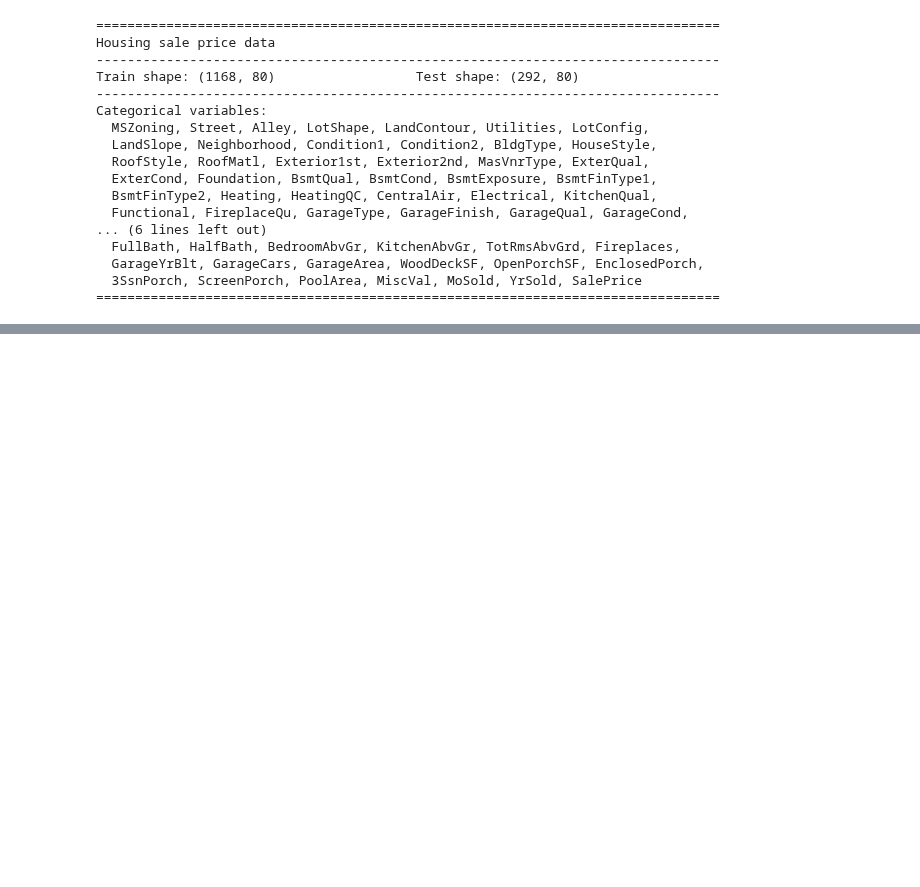
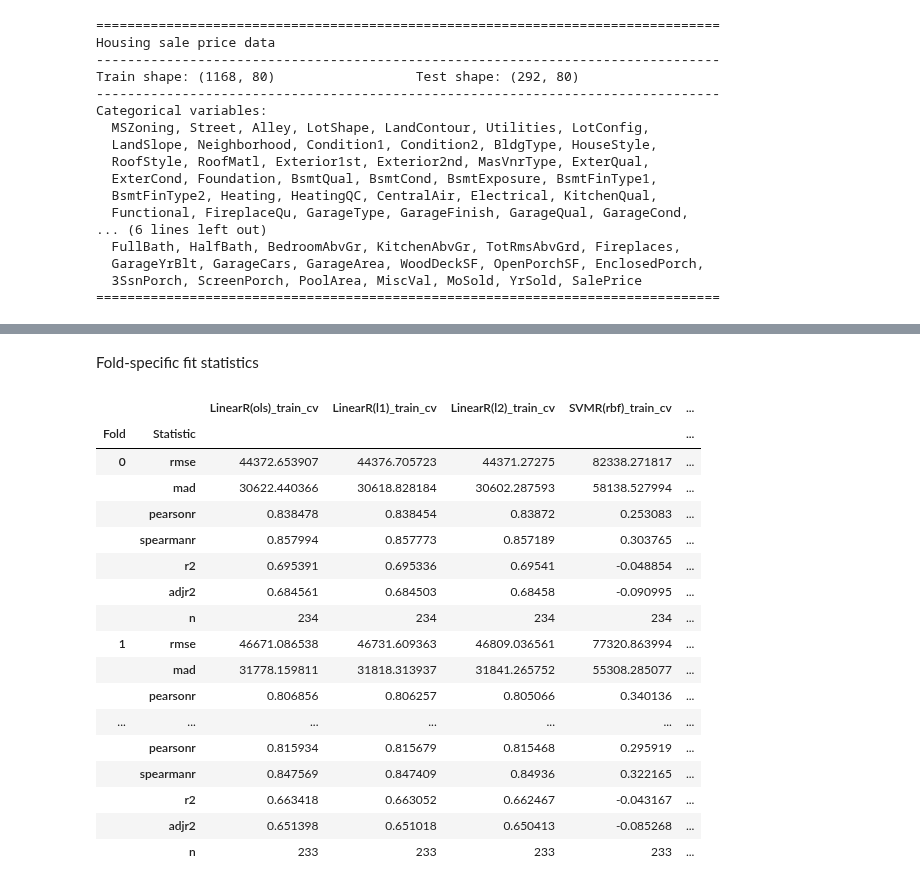
Before and after one commit to ajy25/TabularMagic, a Jupyter notebook: demo/regression/house_prices.ipynb, the cells around one changed output, grey strips where cells are left out. Drawn from its saved outputs; the diff is of its cells as text; code cells hidden in the pictures; blank space fills up the shorter version.

```diff
--- a/demo/regression/house_prices.ipynb
+++ b/demo/regression/house_prices.ipynb
@@ -149,0 +152,23 @@ report.model_report('LinearC(no_penalty)').train_report().plot_roc_curve()
+# %% [markdown]
+Fold-specific fit statistics
+# %%
+report.cv_fit_statistics()
+# %% [output]
+|  |  | LinearR(ols)_train_cv | LinearR(l1)_train_cv | LinearR(l2)_train_cv | SVMR(rbf)_train_cv | ... |
+| Fold | Statistic |  |  |  |  | ... |
+| 0 | rmse | 44372.653907 | 44376.705723 | 44371.27275 | 82338.271817 | ... |
+|  | mad | 30622.440366 | 30618.828184 | 30602.287593 | 58138.527994 | ... |
+|  | pearsonr | 0.838478 | 0.838454 | 0.83872 | 0.253083 | ... |
+|  | spearmanr | 0.857994 | 0.857773 | 0.857189 | 0.303765 | ... |
+|  | r2 | 0.695391 | 0.695336 | 0.69541 | -0.048854 | ... |
+|  | adjr2 | 0.684561 | 0.684503 | 0.68458 | -0.090995 | ... |
+|  | n | 234 | 234 | 234 | 234 | ... |
+| 1 | rmse | 46671.086538 | 46731.609363 | 46809.036561 | 77320.863994 | ... |
+|  | mad | 31778.159811 | 31818.313937 | 31841.265752 | 55308.285077 | ... |
+|  | pearsonr | 0.806856 | 0.806257 | 0.805066 | 0.340136 | ... |
+| ... | ... | ... | ... | ... | ... | ... |
+|  | pearsonr | 0.815934 | 0.815679 | 0.815468 | 0.295919 | ... |
+|  | spearmanr | 0.847569 | 0.847409 | 0.84936 | 0.322165 | ... |
+|  | r2 | 0.663418 | 0.663052 | 0.662467 | -0.043167 | ... |
+|  | adjr2 | 0.651398 | 0.651018 | 0.650413 | -0.085268 | ... |
+|  | n | 233 | 233 | 233 | 233 | ... |
```
Also changed, not shown: parts of 14 cells of this notebook, 6 other files.
